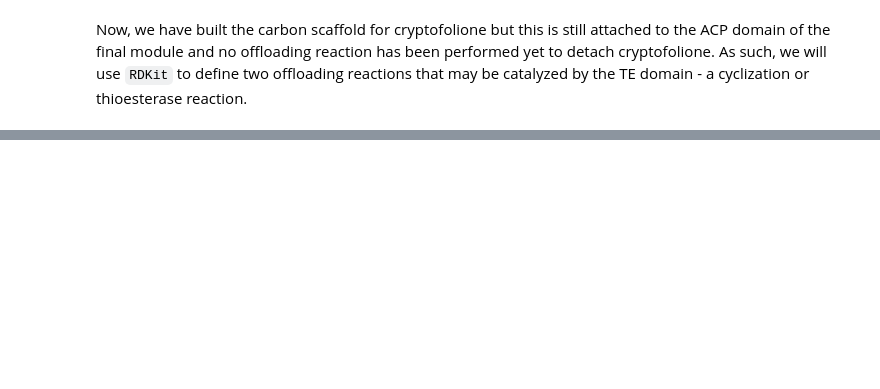
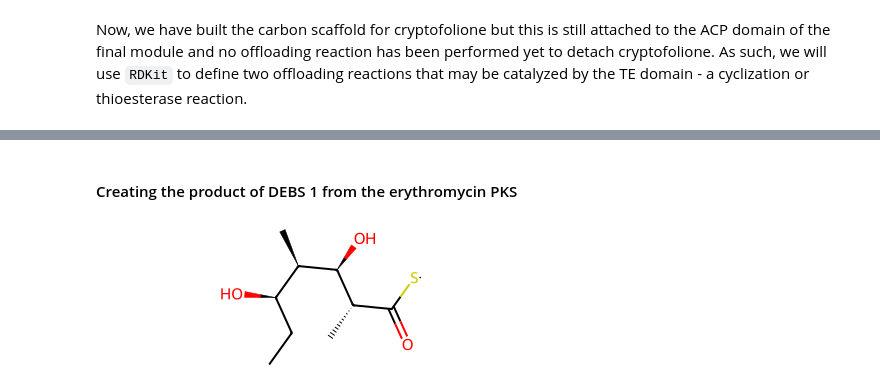
Before and after one commit to yashchainani21/RetroTideV2, a Jupyter notebook: notebooks/nb_01_RetroTide_basics.ipynb, the cells around one changed output, grey strips where cells are left out. Saved outputs shown, nothing was run; the diff lists cells and outputs as text; code cells hidden in the pictures; blank space fills up the shorter version.

```diff
--- a/notebooks/nb_01_RetroTide_basics.ipynb
+++ b/notebooks/nb_01_RetroTide_basics.ipynb
@@ -234,0 +303,31 @@ _pks_release_reaction('cyclization', cryptofolione)
+# %% [markdown]
+#### Creating the product of DEBS 1 from the erythromycin PKS
+# %%
+### Loading module with Propionyl-CoA
+AT_domain_with_propionyl_CoA = bcs.AT(active = True, substrate = "prop")
+
+loading_module = bcs.Module(domains = {bcs.AT: AT_domain_with_propionyl_CoA},
+                            loading = True)
+
+### First extension module with DH, and KR domains
+AT_domain_mod1 = bcs.AT(active = True, substrate = "Methylmalonyl-CoA")
+KR_domain_mod1 = bcs.KR(active = True, type = "B1")
+
+module1 = bcs.Module(domains = {bcs.AT: AT_domain_mod1,
+                                bcs.KR: KR_domain_mod1}, loading = False)
+
+### Second extension module with DH, and KR domains
+AT_domain_mod2 = bcs.AT(active = True, substrate = "Methylmalonyl-CoA")
+KR_domain_mod2 = bcs.KR(active = True, type = "B1")
+
+module2 = bcs.Module(domains = {bcs.AT: AT_domain_mod2,
+                                bcs.KR: KR_domain_mod2}, loading = False)
+
+cluster = bcs.Cluster(modules = [loading_module,
+                                 module1,
+                                 module2])
+
+product_mol = cluster.computeProduct(structureDB)
+product_mol
+# %% [output]
+[figure, added]
```
Also changed, not shown: parts of 24 cells of this notebook.
